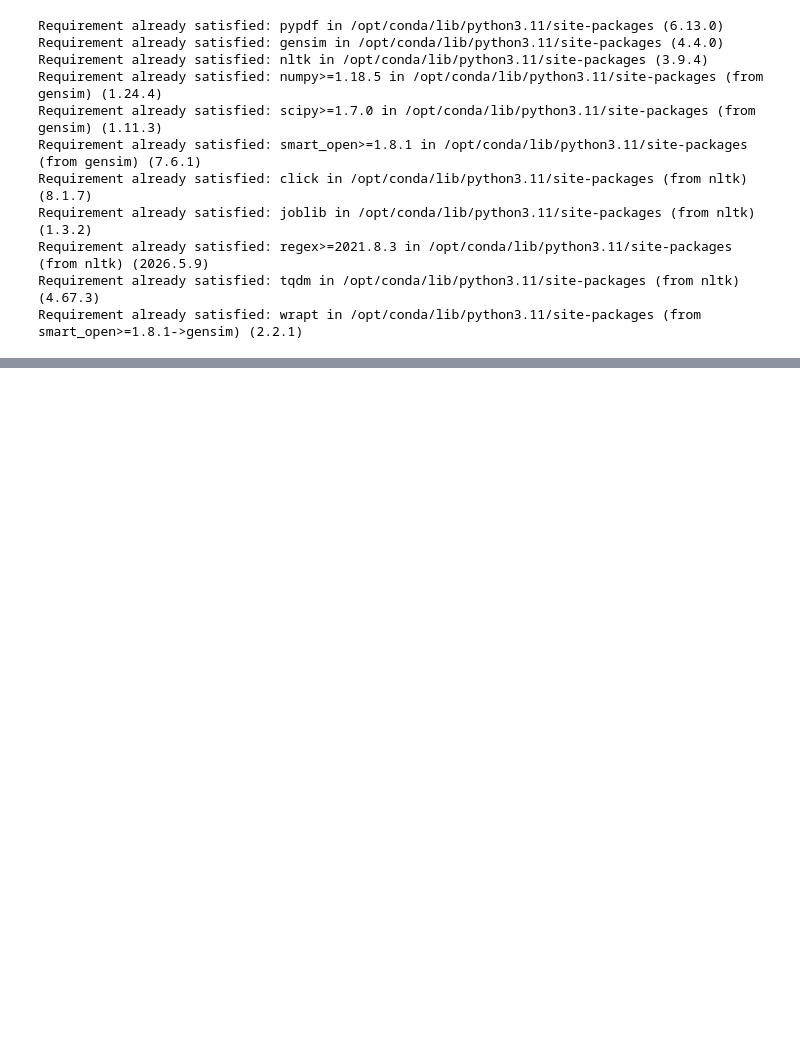
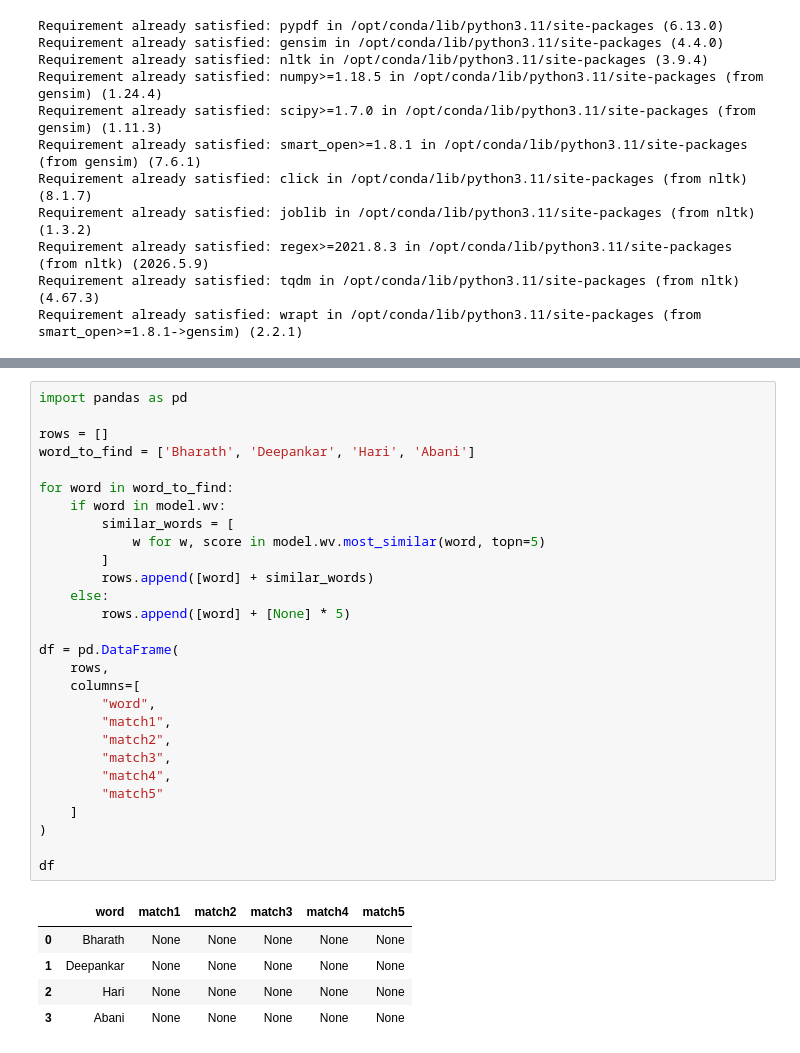
Before and after one commit to YadavDeepankar/genAI, a Jupyter notebook: notebooks/text_encoder.ipynb, the cells around one changed output, grey strips where cells are left out. Cells and saved outputs as stored; diff of their text form; blank space fills up the shorter version.

```diff
--- a/notebooks/text_encoder.ipynb
+++ b/notebooks/text_encoder.ipynb
@@ -86,0 +87,34 @@ First 3 tokenized sentences:
+# %%
+import pandas as pd
+
+rows = []
+word_to_find = ['Bharath', 'Deepankar', 'Hari', 'Abani']
+
+for word in word_to_find:
+    if word in model.wv:
+        similar_words = [
+            w for w, score in model.wv.most_similar(word, topn=5)
+        ]
+        rows.append([word] + similar_words)
+    else:
+        rows.append([word] + [None] * 5)
+
+df = pd.DataFrame(
+    rows,
+    columns=[
+        "word",
+        "match1",
+        "match2",
+        "match3",
+        "match4",
+        "match5"
+    ]
+)
+
+df
+# %% [output]
+|  | word | match1 | match2 | match3 | match4 | match5 |
+| 0 | Bharath | None | None | None | None | None |
+| 1 | Deepankar | None | None | None | None | None |
+| 2 | Hari | None | None | None | None | None |
+| 3 | Abani | None | None | None | None | None |
```
Also changed, not shown: parts of 1 cell of this notebook, 1 other file.
